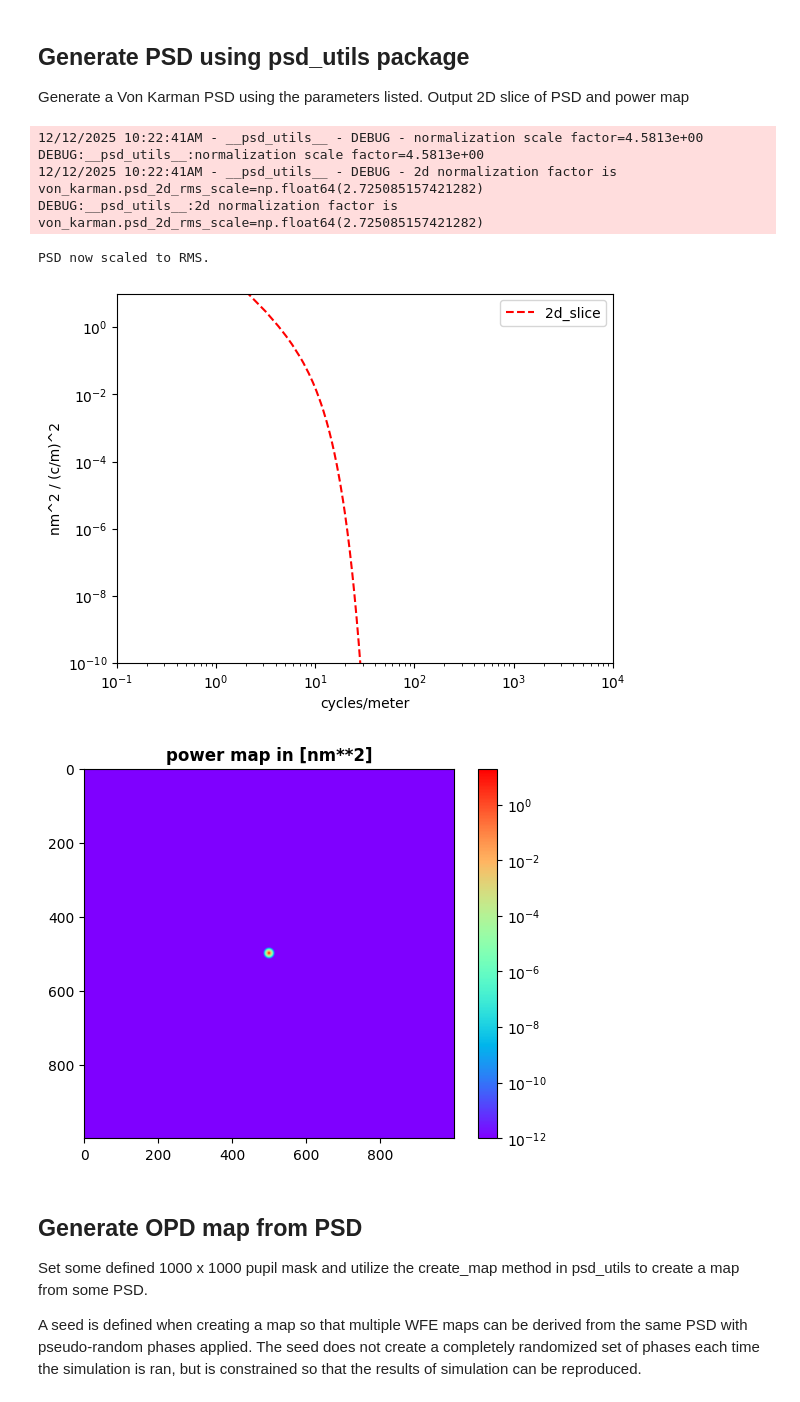
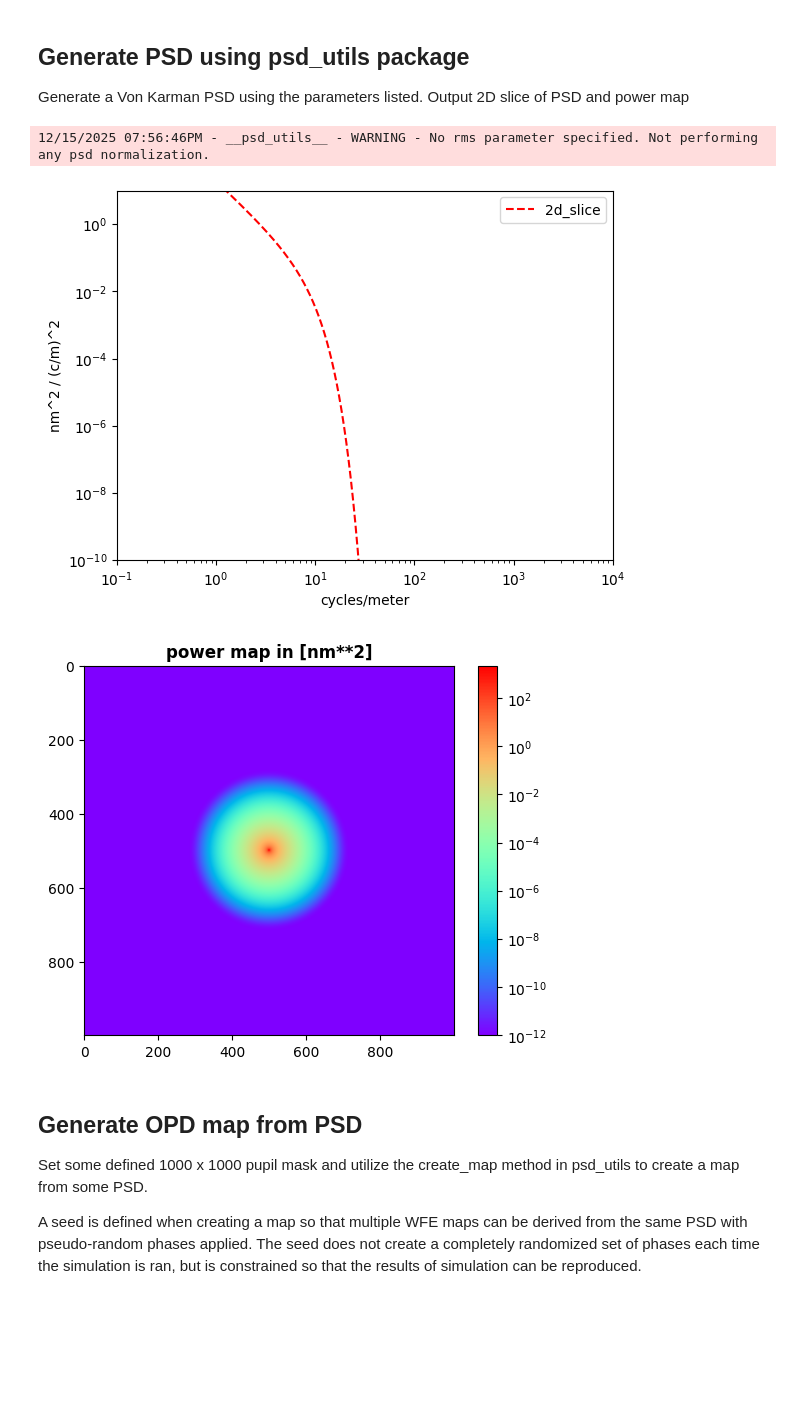
Before and after one commit to uasal/rfcml_bending, a Jupyter notebook: docs/notebooks/Bending_PSD.ipynb, the cells around one changed output. Drawn from its saved outputs; the diff is of its cells as text; code cells hidden in the pictures; blank space fills up the shorter version.

```diff
--- a/docs/notebooks/Bending_PSD.ipynb
+++ b/docs/notebooks/Bending_PSD.ipynb
@@ -29,45 +29,44 @@ Generate a Von Karman PSD using the parameters listed. Output 2D slice of PSD an
 # %%
 psd_tools = psd_utils.PSDUtils()
 
-coords = psd_tools.coord_arrays((int(1000), int(1000)), dx=5e-4)
+dim = 1000
+dx = 1.05 * 6.42 / dim
+
+coords = psd_tools.coord_arrays((int(dim), int(dim)), dx=dx)
 
 k = np.logspace(np.log10(0.15), np.log10(4e5), 200)  # [cycles/m]
 k_min = np.min(k)
 k_max = np.min(k)
 
-psd = psd_tools.von_karman_psd(coords, 20.0, 6.5, 2.8,0.15 ,1.0e-12, rms=20, k_min=None, k_max=None, rms_scaling=True, only_1d =False) # generate PSD using von karman approach
+psd = psd_tools.von_karman_psd(coords, 20.0, 6.5, 2.8,0.15 ,1.0e-12, rms=None, k_min=None, k_max=None, rms_scaling=True, only_1d =False) # generate PSD using von karman approach
 
 fig = plt.figure()
 ax = fig.add_subplot(1, 1, 1)
 x = psd.psd_1d_freqs
 y = psd.psd_1d
 
 ax.plot(x, y, label="2d_slice", color="red", linestyle="dashed")
 ax.set_xlabel("cycles/meter")
 ax.set_ylabel("nm^2 / (c/m)^2")
 
 ax.set_yscale("log")
 ax.set_xscale("log")
 ax.set_ylim(bottom=1e-10, top=1e1)
 ax.set_xlim(left=1e-1, right=1e4)
 
 ax.legend()
 
 plt.figure()
 
 power = psd.psd_2d * coords.dk**2
 im = plt.imshow(psd.psd_2d, cmap=cm.rainbow, norm=colors.LogNorm())
 plt.title("power map in [nm**2]", fontweight="bold")
 plt.colorbar(im)
 plt.show()
 # %% [output]
-12/12/2025 10:22:41AM - __psd_utils__ - DEBUG - normalization scale factor=4.5813e+00
-DEBUG:__psd_utils__:normalization scale factor=4.5813e+00
-12/12/2025 10:22:41AM - __psd_utils__ - DEBUG - 2d normalization factor is von_karman.psd_2d_rms_scale=np.float64(2.725085157421282)
-DEBUG:__psd_utils__:2d normalization factor is von_karman.psd_2d_rms_scale=np.float64(2.725085157421282)
+12/15/2025 07:56:46PM - __psd_utils__ - WARNING - No rms parameter specified. Not performing any psd normalization.
-PSD now scaled to RMS.
-[figure, old version]
+[figure, new version]
-[figure, old version]
+[figure, new version]
 # %% [markdown]
 ## Generate OPD map from PSD
 
```
Also changed, not shown: parts of 9 cells of this notebook.
